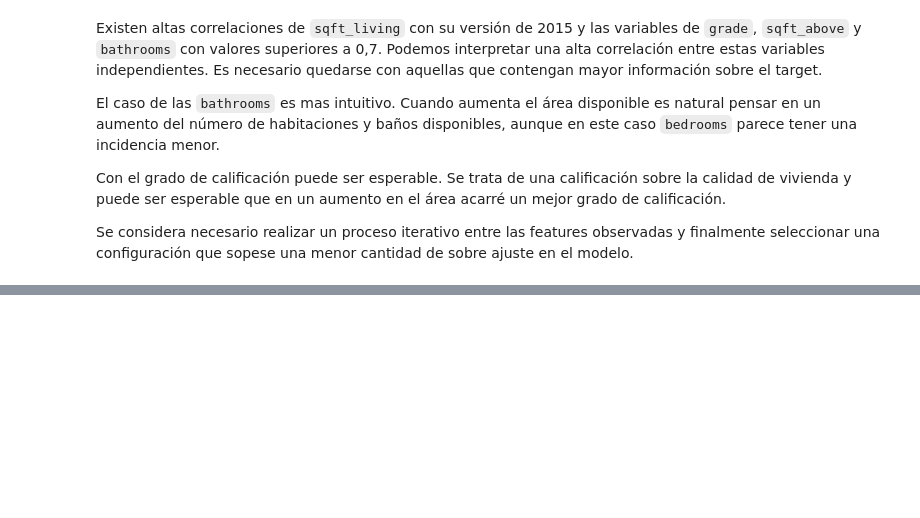
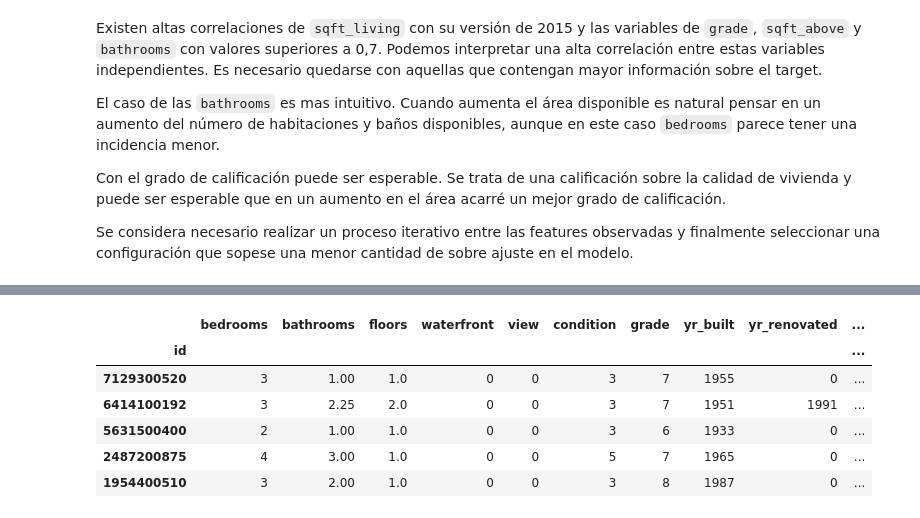
Before and after one commit to Chrissroman/house_price_washington, a Jupyter notebook: analysis/data_analysis.ipynb, the cells around one changed output, grey strips where cells are left out. Saved outputs shown, nothing was run; the diff lists cells and outputs as text; code cells hidden in the pictures; blank space fills up the shorter version.

```diff
--- a/analysis/data_analysis.ipynb
+++ b/analysis/data_analysis.ipynb
@@ -416,0 +393,21 @@ Normalización de la Variable Objetivo
+# %%
+# Copy data in new dataframe
+df = data.copy()
+
+# sqft_living and sqft_lot extended for the year 2015. in percentage
+df['living_ext'], df['lot_ext'] = (df['sqft_living15']/df['sqft_living']), (df['sqft_lot15']/df['sqft_lot'])
+
+columns = ['date', 'sqft_living', 'sqft_lot', 'sqft_above',
+       'sqft_basement', 'zipcode', 'lat', 'long',]
+
+df.drop(columns, axis = 1, inplace = True)
+df.set_index('id', inplace = True)
+df.head()
+# %% [output]
+|  | bedrooms | bathrooms | floors | waterfront | view | condition | grade | yr_built | yr_renovated | ... |
+| id |  |  |  |  |  |  |  |  |  | ... |
+| 7129300520 | 3 | 1.00 | 1.0 | 0 | 0 | 3 | 7 | 1955 | 0 | ... |
+| 6414100192 | 3 | 2.25 | 2.0 | 0 | 0 | 3 | 7 | 1951 | 1991 | ... |
+| 5631500400 | 2 | 1.00 | 1.0 | 0 | 0 | 3 | 6 | 1933 | 0 | ... |
+| 2487200875 | 4 | 3.00 | 1.0 | 0 | 0 | 5 | 7 | 1965 | 0 | ... |
+| 1954400510 | 3 | 2.00 | 1.0 | 0 | 0 | 3 | 8 | 1987 | 0 | ... |
```
Also changed, not shown: parts of 30 cells of this notebook, 1 other file.
